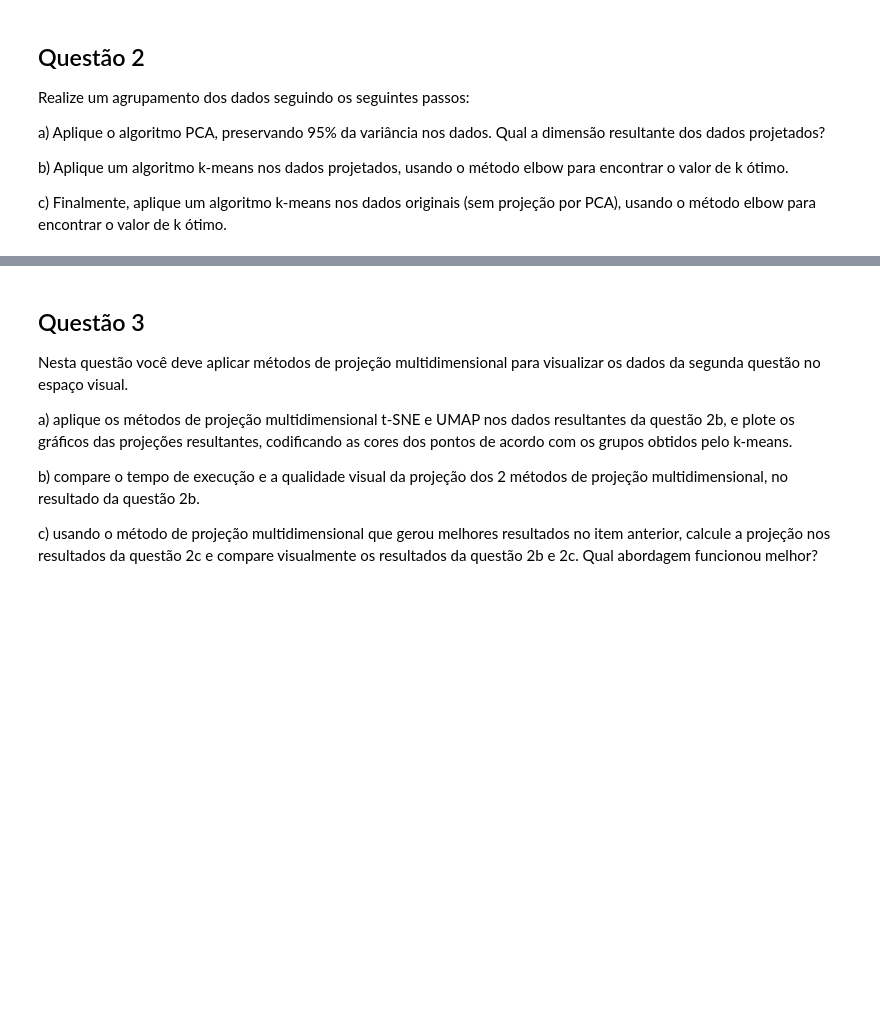
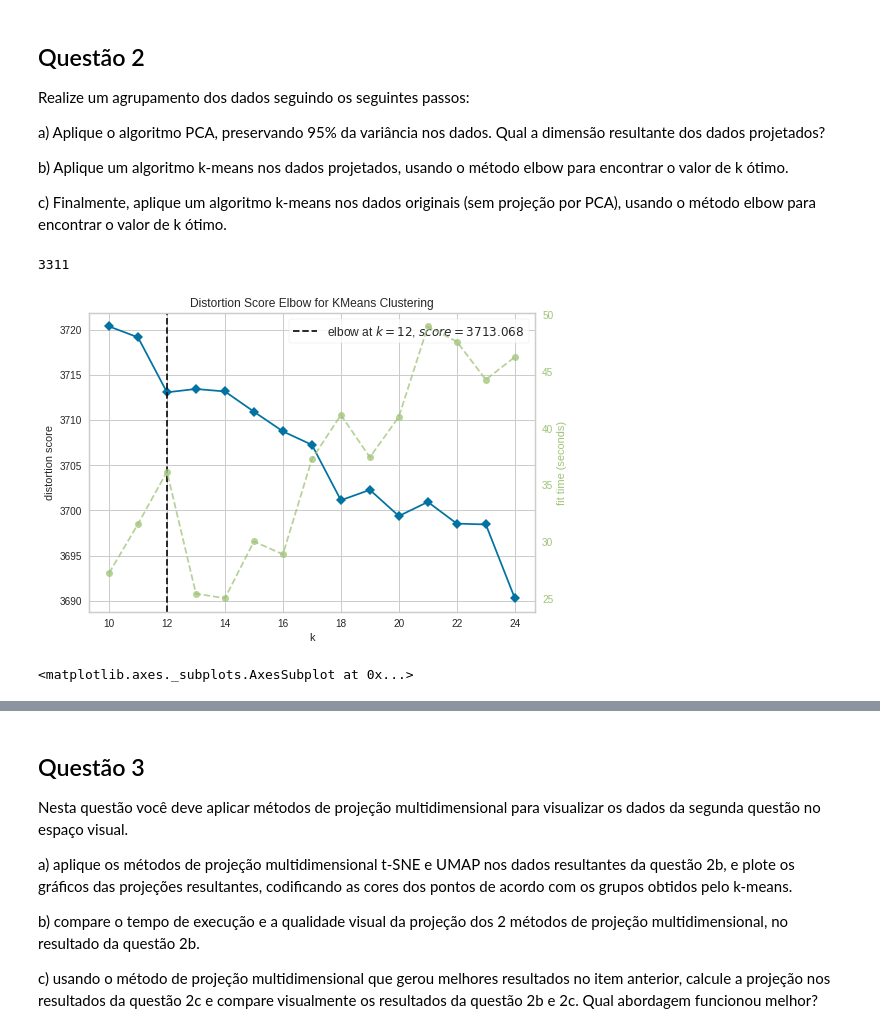
Before and after one commit to audreyemmely/natural-language-processing, a Jupyter notebook: pln_lista4.ipynb, the cells around one changed output, grey strips where cells are left out. Drawn from its saved outputs; the diff is of its cells as text; code cells hidden in the pictures; blank space fills up the shorter version.

```diff
--- a/pln_lista4.ipynb
+++ b/pln_lista4.ipynb
@@ -155,3 +162,20 @@ para encontrar o valor de k ótimo.
 
 c) Finalmente, aplique um algoritmo k-means nos dados originais (sem projeção
 por PCA), usando o método elbow para encontrar o valor de k ótimo.
+# %%
+stemmer = nltk.stem.RSLPStemmer()
+dataset['stemmed_text'] = dataset.processed_description.apply(lambda tokens: ' '.join([stemmer.stem(token) for token in tokens.split(' ')]))
+X = tfidf.fit_transform(dataset.stemmed_text)
+# %%
+Xproj = PCA(n_components=.95).fit_transform(X.toarray())
+# %%
+Xproj.shape[1]
+# %% [output]
+3311
+# %%
+visualizer = KElbowVisualizer(KMeans(), k=(10, 25), metric='distortion')
+visualizer.fit(Xproj)
+visualizer.show()
+# %% [output]
+[figure, added]
+<matplotlib.axes._subplots.AxesSubplot at 0x...>
```
Also changed, not shown: parts of 10 cells of this notebook.
